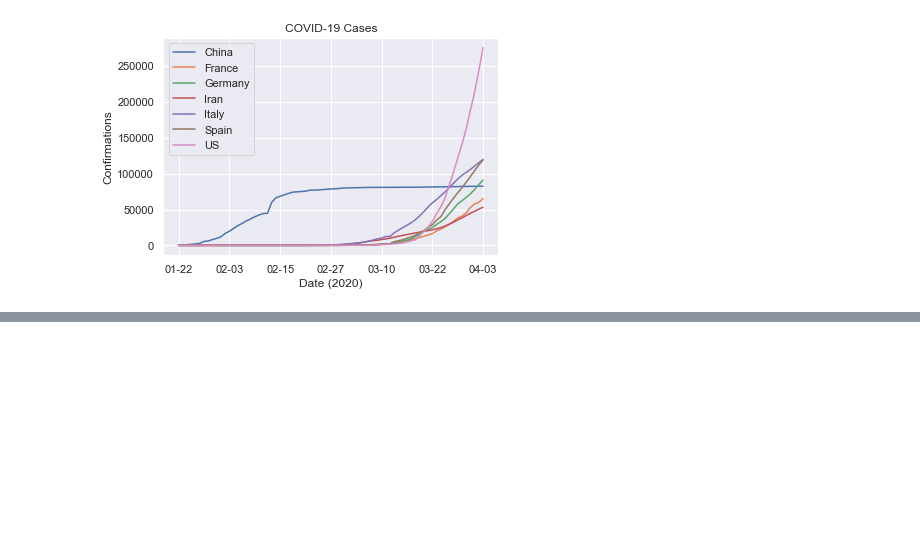
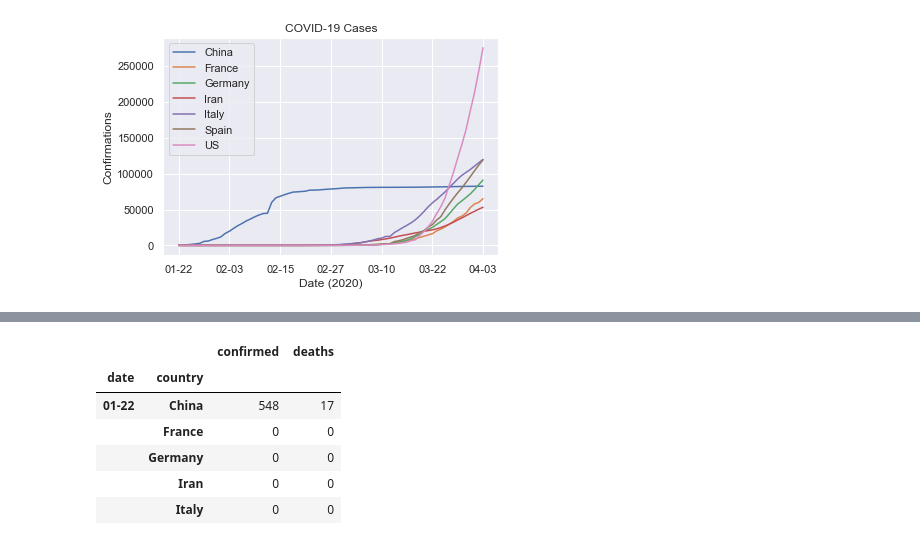
Before and after one commit to ilknarf/covid_graph, a Jupyter notebook: pandas_test.ipynb, the cells around one changed output, grey strips where cells are left out. Saved outputs shown, nothing was run; the diff lists cells and outputs as text; code cells hidden in the pictures; blank space fills up the shorter version.

```diff
--- a/pandas_test.ipynb
+++ b/pandas_test.ipynb
@@ -76,0 +104,10 @@ _ = p.set_title('COVID-19 Cases')
+# %%
+us.head()
+# %% [output]
+|  |  | confirmed | deaths |
+| date | country |  |  |
+| 01-22 | China | 548 | 17 |
+|  | France | 0 | 0 |
+|  | Germany | 0 | 0 |
+|  | Iran | 0 | 0 |
+|  | Italy | 0 | 0 |
```
Also changed, not shown: parts of 16 cells of this notebook.
